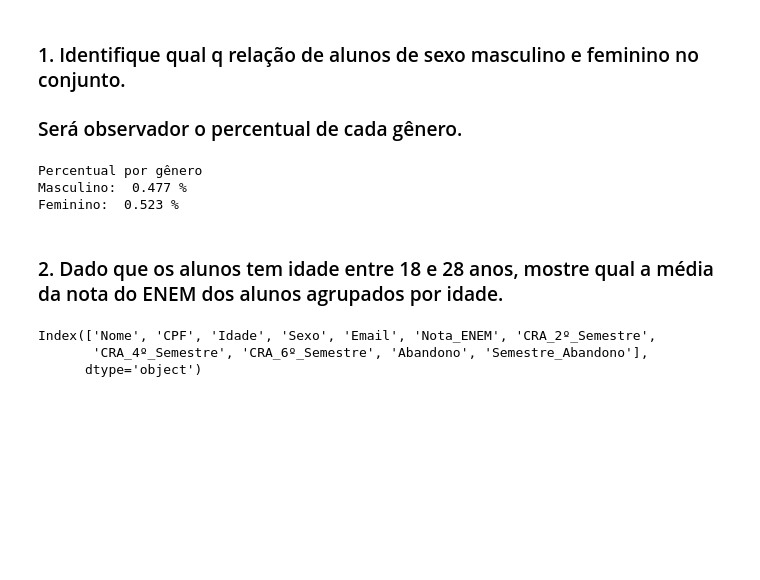
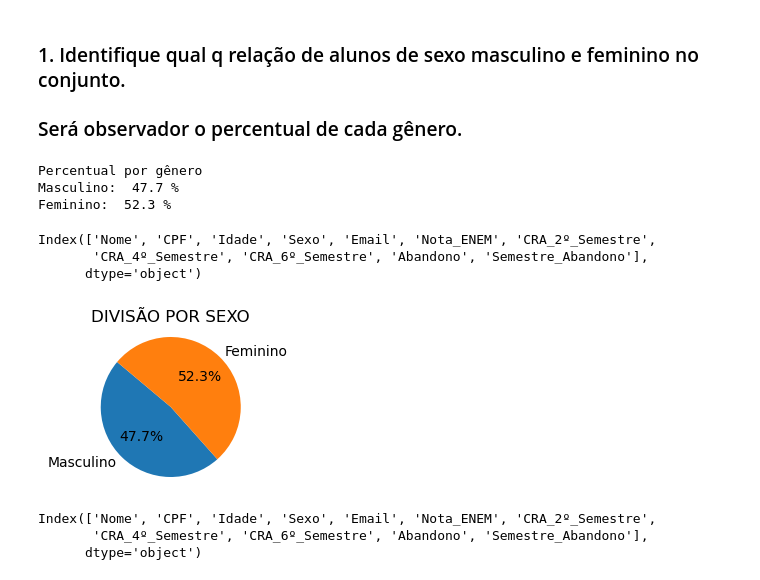
Before and after one commit to ulian18TIC18/IP-P010, a Jupyter notebook: IP-P010_PARTE2.ipynb, the cells around one changed output. Saved outputs shown, nothing was run; the diff lists cells and outputs as text; code cells hidden in the pictures; blank space fills up the shorter version.

```diff
--- a/IP-P010_PARTE2.ipynb
+++ b/IP-P010_PARTE2.ipynb
@@ -87,14 +87,41 @@ contagem_masculino = sum(1 for sexo in df['Sexo'] if sexo == 'M')
 contagem_feminino = sum(1 for sexo in df['Sexo'] if sexo == 'F')
 # %%
 print('Percentual por gênero')
-print('Masculino: ', contagem_masculino/1000, '%')
-print('Feminino: ', contagem_feminino/1000, '%')
+print('Masculino: ', contagem_masculino / 10, '%')
+print('Feminino: ', contagem_feminino / 10, '%')
 # %% [output]
 Percentual por gênero
-Masculino:  0.477 %
-Feminino:  0.523 %
+Masculino:  47.7 %
+Feminino:  52.3 %
-# %% [markdown]
-### 2. Dado que os alunos tem idade entre 18 e 28 anos, mostre qual a média da nota do ENEM dos alunos agrupados por idade.
+# %%
+df.columns
+# %% [output]
+Index(['Nome', 'CPF', 'Idade', 'Sexo', 'Email', 'Nota_ENEM', 'CRA_2º_Semestre',
+       'CRA_4º_Semestre', 'CRA_6º_Semestre', 'Abandono', 'Semestre_Abandono'],
+      dtype='object')
+# %%
+def plot_pizza_divisao_por_sexo(df):
+    contagem_masculino = (df['Sexo'] == 'M').sum()
+    contagem_feminino = (df['Sexo'] == 'F').sum()
+    num_linhas = len(df)
+    percentual_masculino = contagem_masculino / num_linhas * 100
+    percentual_feminino = contagem_feminino / num_linhas * 100
+
+    #Repassando apenas a coluna de plotagem.
+    df_percentual_sexo = pd.DataFrame({
+        'Sexo': ['Masculino', 'Feminino'],
+        'Percentual': [percentual_masculino, percentual_feminino]
+    })
+
+    plt.figure(figsize=(3, 2))
+    plt.pie(df_percentual_sexo['Percentual'], labels=df_percentual_sexo['Sexo'], autopct='%1.1f%%', startangle=140)
+    plt.title('DIVISÃO POR SEXO')
+    plt.axis('equal')
+    plt.show()
+# %%
+plot_pizza_divisao_por_sexo(df)
+# %% [output]
+[figure, added]
 # %%
 df.columns
 # %% [output]
```
Also changed, not shown: parts of 18 cells of this notebook.
